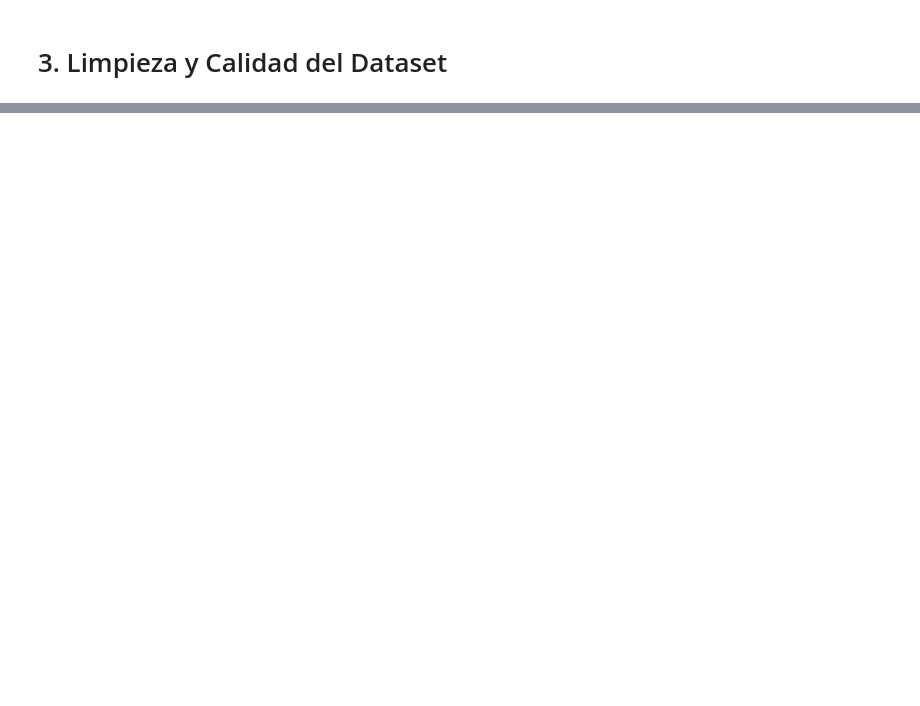
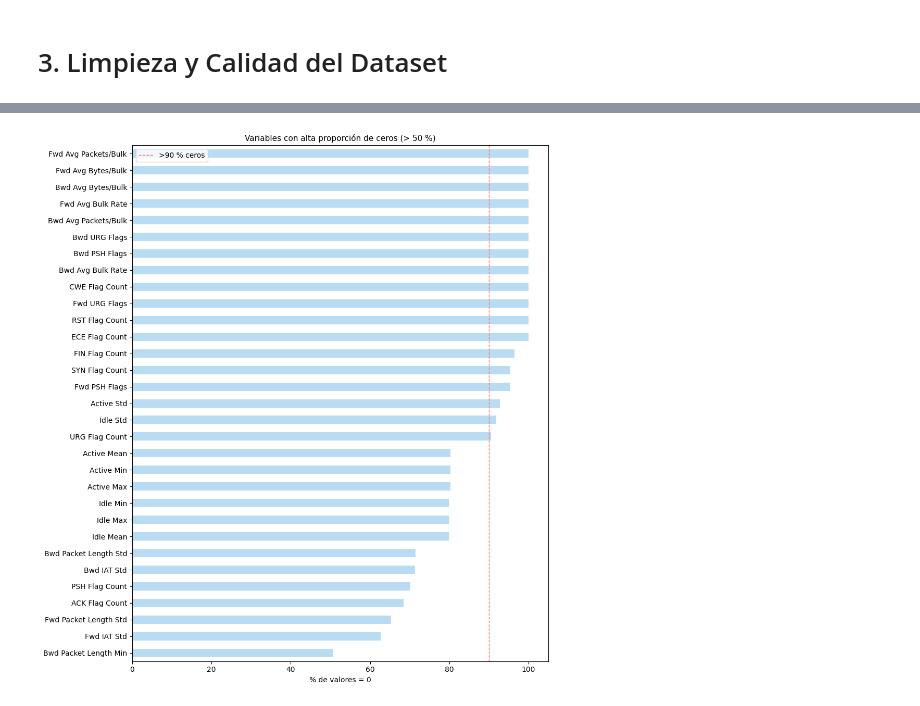
Before and after one commit to jotaeleb/tif-ciencias-de-datos, a Jupyter notebook: notebooks/proyecto.ipynb, the cells around one changed output, grey strips where cells are left out. Saved outputs shown, nothing was run; the diff lists cells and outputs as text; code cells hidden in the pictures; blank space fills up the shorter version.

```diff
--- a/notebooks/proyecto.ipynb
+++ b/notebooks/proyecto.ipynb
@@ -538,12 +499,0 @@ Bwd Packet Length Min    50.79
-# %%
-# Visualización
-if not muchos_ceros.empty:
-    fig, ax = plt.subplots(figsize=(10, max(4, len(muchos_ceros) * 0.35)))
-    muchos_ceros.sort_values().plot(kind='barh', ax=ax, color=COLOR_NEUTRO, alpha=0.85)
-    ax.axvline(x=90, color=COLOR_ATAQUE, linestyle='--', linewidth=1, label='>90 % ceros')
-    ax.set_xlabel('% de valores = 0')
-    ax.set_title('Features con alta proporción de ceros (> 50 %)', fontsize=11)
-    ax.legend()
-    plt.tight_layout()
-    plt.savefig(f'{CHECKPOINT_DIR}/grafico_features_con_ceros.png', dpi=150, bbox_inches='tight')
-    plt.show()
@@ -784,15 +499,0 @@ DoS Hulk, DDoS y PortScan muestran distribuciones claramente distintas al tráfi
-# %%
-# Mapa de correlación (heatmap) Top 20
-varianza   = df_clean[num_cols].var().sort_values(ascending=False)
-top20_cols = varianza.head(20).index.tolist()
-
-corr_matrix = df_clean[top20_cols].corr()
-
-fig, ax = plt.subplots(figsize=(14, 11))
-sns.heatmap(corr_matrix, cmap='RdBu_r', center=0,
-            annot=True, fmt='.1f', annot_kws={'size': 6},
-            linewidths=0.5, ax=ax)
-ax.set_title('Mapa de Correlación — Top 20 features por varianza', fontsize=12)
-plt.tight_layout()
-plt.savefig(f'{CHECKPOINT_DIR}/grafico_correlacion.png', dpi=150, bbox_inches='tight')
-plt.show()
@@ -977,0 +546,14 @@ El primer paso es entrenar con `class_weight='balanced'`, que le indica al model
+# %%
+# Visualización: Variables con muchos ceros
+if not muchos_ceros.empty:
+    fig, ax = plt.subplots(figsize=(10, max(4, len(muchos_ceros) * 0.35)))
+    muchos_ceros.sort_values().plot(kind='barh', ax=ax, color=COLOR_NEUTRO, alpha=0.85)
+    ax.axvline(x=90, color=COLOR_ATAQUE, linestyle='--', linewidth=1, label='>90 % ceros')
+    ax.set_xlabel('% de valores = 0')
+    ax.set_title('Variables con alta proporción de ceros (> 50 %)', fontsize=11)
+    ax.legend()
+    plt.tight_layout()
+    plt.savefig(f'{CHECKPOINT_DIR}/grafico_features_con_ceros.png', dpi=150, bbox_inches='tight')
+    plt.show()
+# %% [output]
+[figure, added]
```
Also changed, not shown: parts of 84 cells of this notebook.
